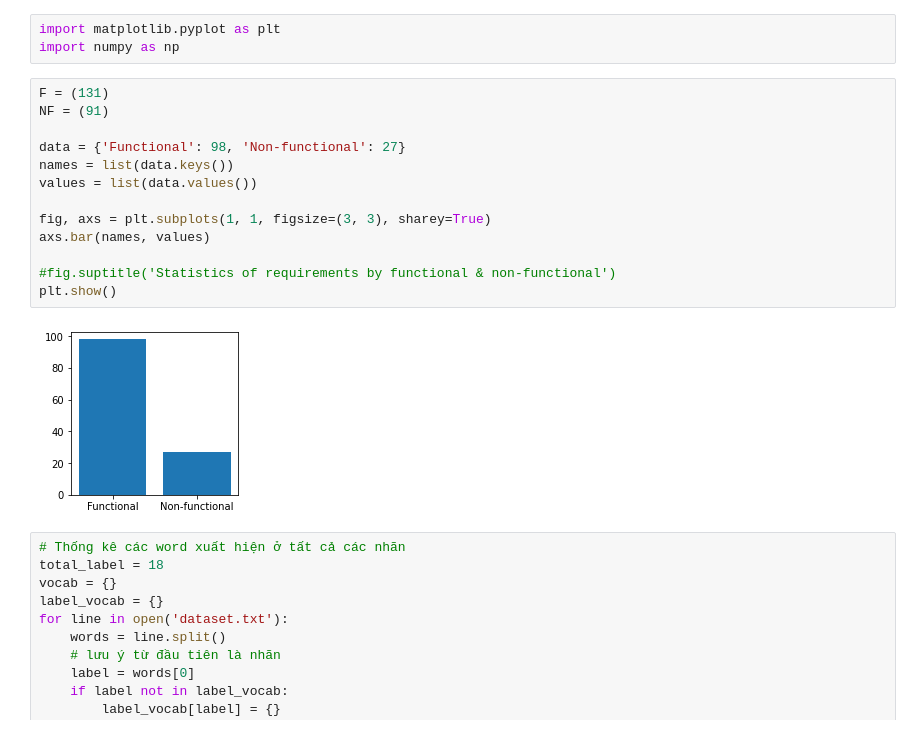
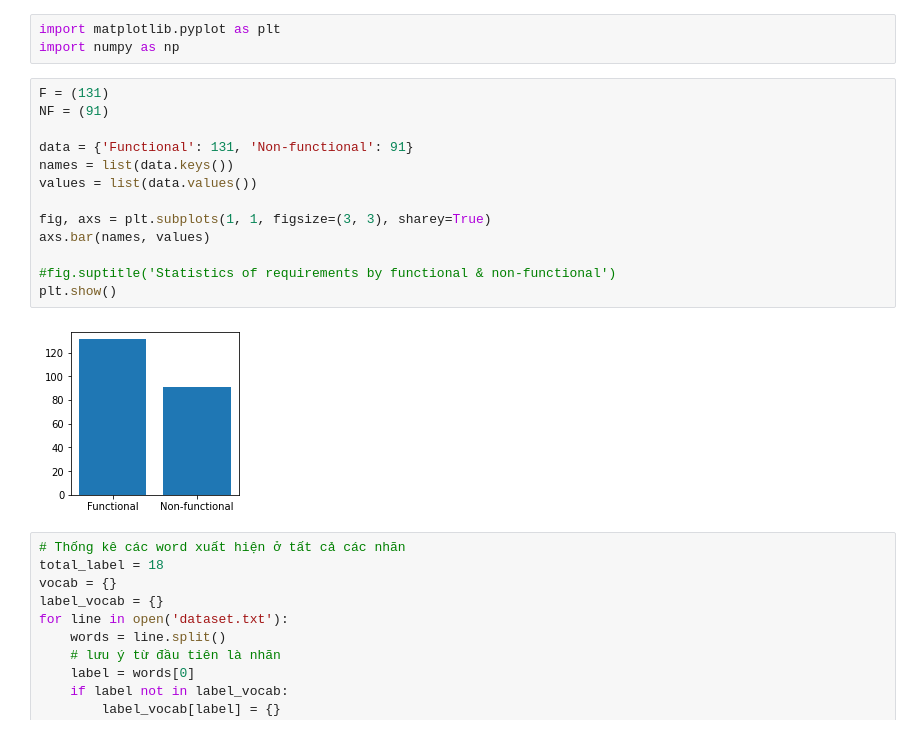
Before and after one commit to nhamct/Software-Requirement-Classification, a Jupyter notebook: Software_Requirement_Classification_Vietnamese.ipynb, the cells around one changed output. Saved outputs shown, nothing was run; the diff lists cells and outputs as text.

```diff
--- a/Software_Requirement_Classification_Vietnamese.ipynb
+++ b/Software_Requirement_Classification_Vietnamese.ipynb
@@ -256,18 +265,18 @@ import numpy as np
 # %%
 F = (131)
 NF = (91)
 
-data = {'Functional': 98, 'Non-functional': 27}
+data = {'Functional': 131, 'Non-functional': 91}
 names = list(data.keys())
 values = list(data.values())
 
 fig, axs = plt.subplots(1, 1, figsize=(3, 3), sharey=True)
 axs.bar(names, values)
 
 #fig.suptitle('Statistics of requirements by functional & non-functional')
 plt.show()
 # %% [output]
-[figure, old version]
+[figure, new version]
 # %%
 # Thống kê các word xuất hiện ở tất cả các nhãn
 total_label = 18
```
Also changed, not shown: parts of 27 cells of this notebook.
